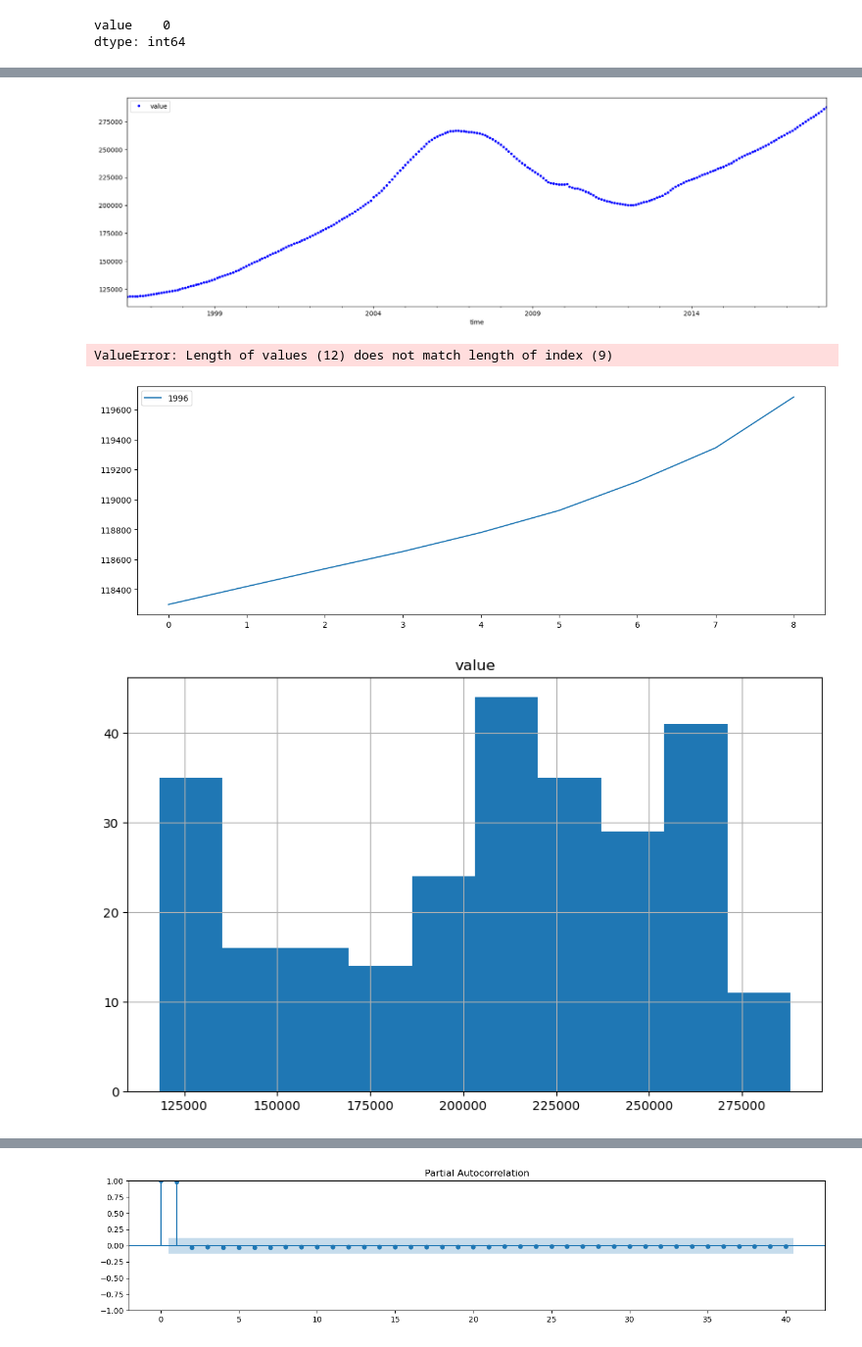
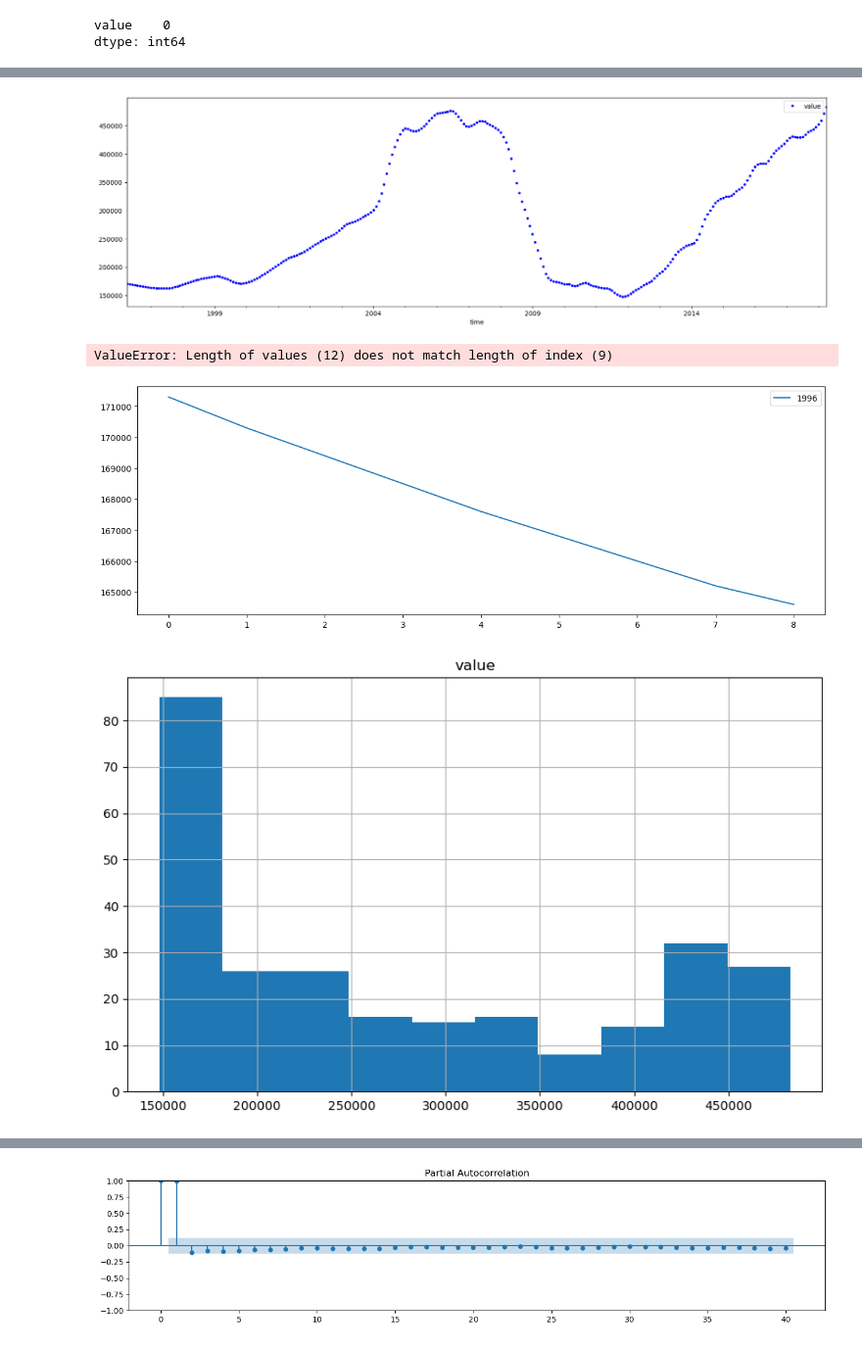
Before and after one commit to lalynjay/Time_series_analysis, a Jupyter notebook: Time_series_analysis.ipynb, the cells around one changed output, grey strips where cells are left out. Shown: that part at 98% size. Drawn from its saved outputs; the diff is of its cells as text; code cells hidden in the pictures.

```diff
--- a/Time_series_analysis.ipynb
+++ b/Time_series_analysis.ipynb
@@ -292,0 +300,10 @@ long_df.head()
+# %%
+#Dataframe containining historical prices of the Zip Code.
+
+zip94804 = df[df['RegionName']==94804]
+# Time Series dataframe of Zip Code prices
+
+series94804 = melt_data(zip94804)
+#Observing our Time Series dataframe
+
+series94804
@@ -316,5 +359,5 @@ long_df.plot(figsize = (16,6));
 # %%
-long_df.plot(figsize = (20,6), style = '.b');
+series94804.plot(figsize = (20,6), style = '.b');
 # %% [output]
-[figure, old version]
+[figure, new version]
 # %%
@@ -330,11 +373,11 @@ long_df_annual.plot(figsize = (13,8), subplots=True, legend=True);
 # %% [output]
 ValueError: Length of values (12) does not match length of index (9)
 # %%
-long_df_annual.plot(figsize = (15,5), subplots=False, legend=True);
+df_annual.plot(figsize = (15,5), subplots=False, legend=True);
 # %% [output]
-[figure, old version]
+[figure, new version]
 # %%
-long_df.hist(figsize = (10,6));
+series94804.hist(figsize = (10,6));
 # %% [output]
-[figure, old version]
+[figure, new version]
 # %%
```
Also changed, not shown: parts of 47 cells of this notebook.
